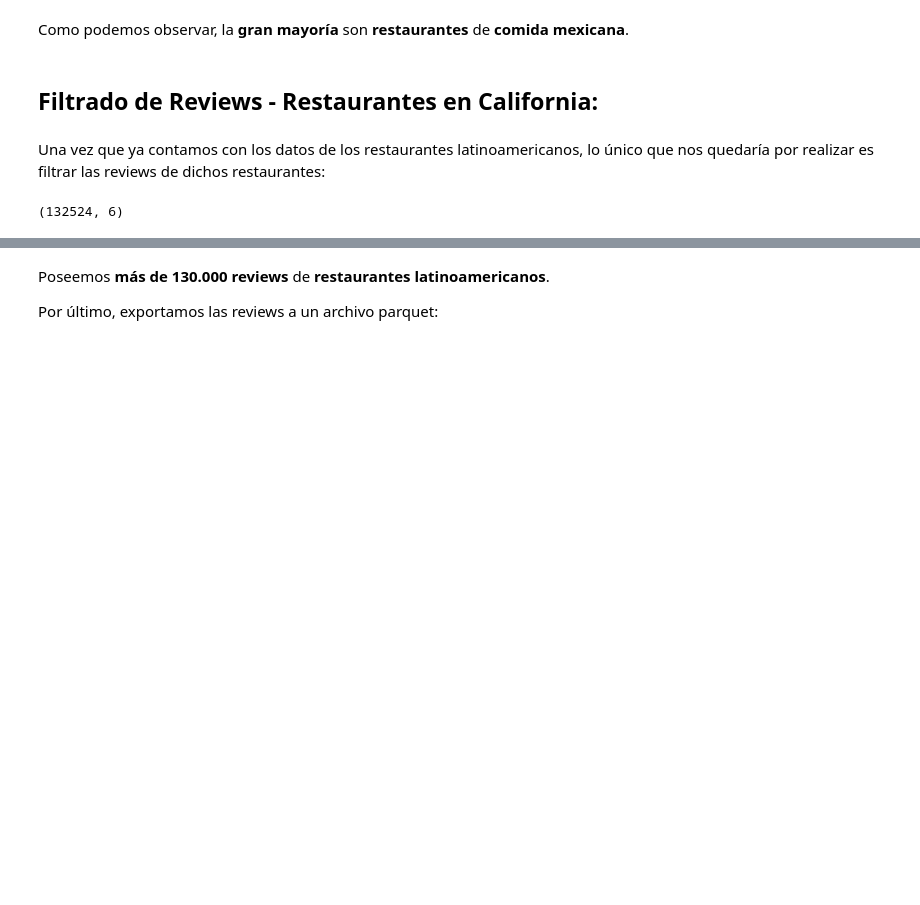
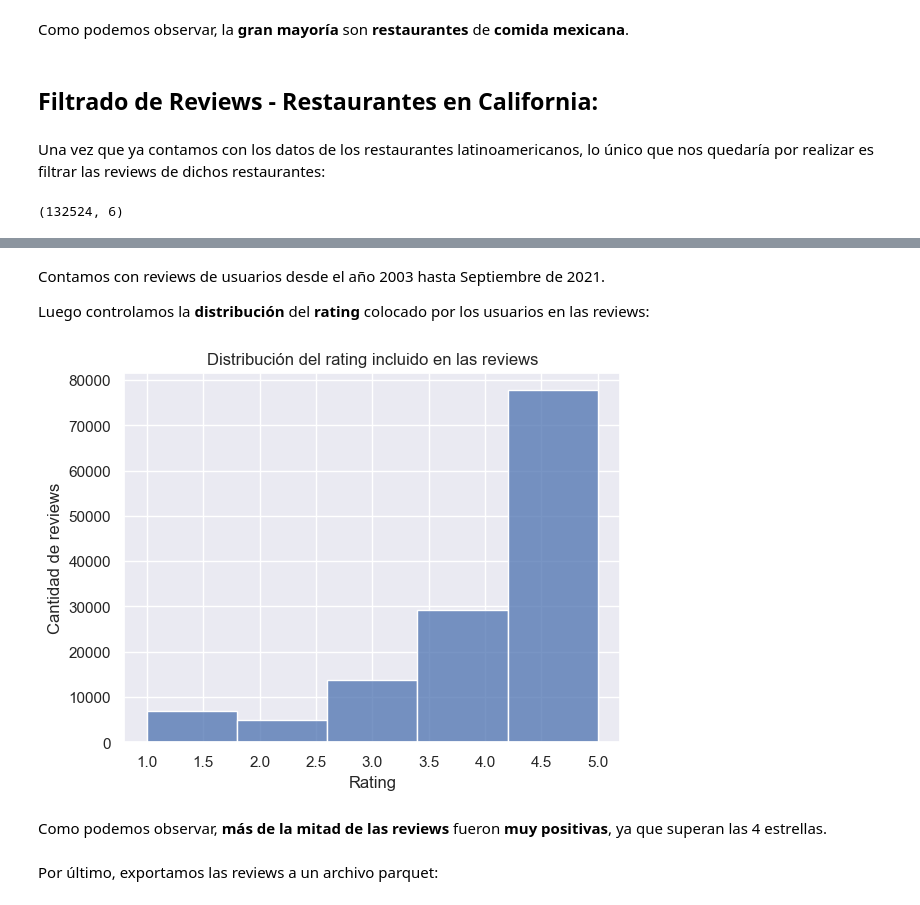
Before and after one commit to javierdichiachio/Proyecto_Final_Google_Yelp, a Jupyter notebook: EDA_Google.ipynb, the cells around one changed output, grey strips where cells are left out. Cells and saved outputs as stored; diff of their text form; code cells hidden in the pictures; blank space fills up the shorter version.

```diff
--- a/EDA_Google.ipynb
+++ b/EDA_Google.ipynb
@@ -582,6 +587,18 @@ print(reviews_latin.shape)
+# %% [markdown]
+Contamos con reviews de usuarios desde el año 2003 hasta Septiembre de 2021.
+
+Luego controlamos la **distribución** del **rating** colocado por los usuarios en las reviews:
+# %%
+sns.histplot(data = reviews_latin, x = "rating", stat="count", bins = 5)
+plt.ylabel('Cantidad de reviews')
+plt.xlabel('Rating')
+plt.title('Distribución del rating incluido en las reviews')
+plt.show()
+# %% [output]
+[figure, added]
+# %% [markdown]
+Como podemos observar, **más de la mitad de las reviews** fueron **muy positivas**, ya que superan las 4 estrellas.
 # %% [markdown]
-Poseemos **más de 130.000 reviews** de **restaurantes latinoamericanos**.
-
 Por último, exportamos las reviews a un archivo parquet:
 # %%
 # Se exporta el archivo en formato parquet:
```
Also changed, not shown: parts of 7 cells of this notebook, 3 other files.
